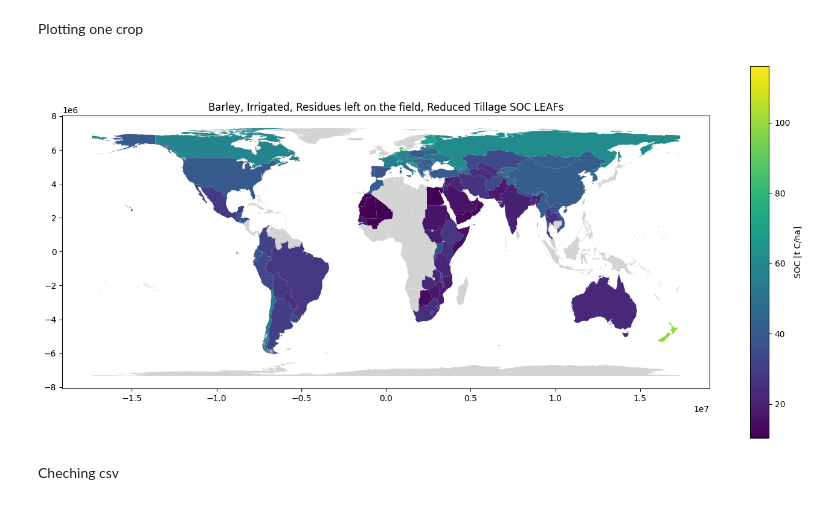
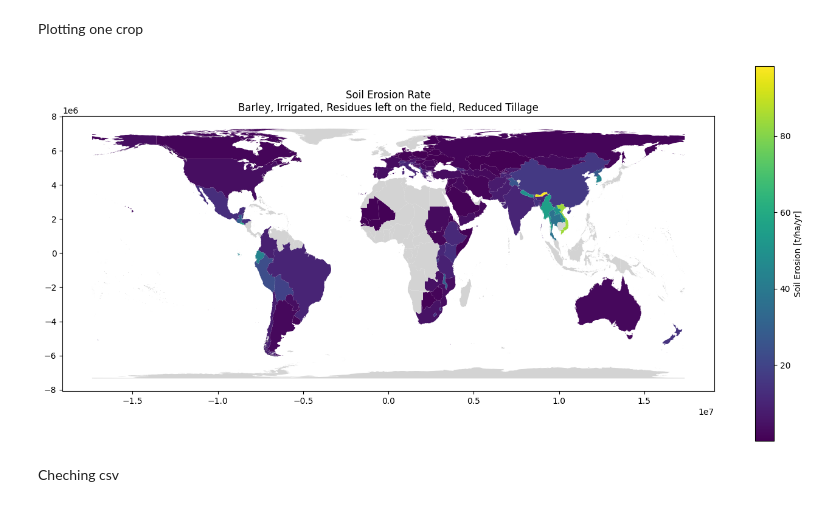
Before and after one commit to cloyolaangosto/SBTN_Land_LEAFs, a Jupyter notebook: documentation/SoilErosion_LEAFs_ReducedTillage.ipynb, the cells around one changed output. Saved outputs shown, nothing was run; the diff lists cells and outputs as text; code cells hidden in the pictures.

```diff
--- a/documentation/SoilErosion_LEAFs_ReducedTillage.ipynb
+++ b/documentation/SoilErosion_LEAFs_ReducedTillage.ipynb
@@ -237,11 +220,11 @@ reset_gpck = True
 # %%
 # Inputs that change by area type
 area_type = "country"
-layer_name = "soc_leaf_country"
+layer_name = "se_leaf_country"
 corrected_shp = gpd.read_file('../data/CountryLayers/Country_Level0/g2015_2014_0_dissolved.shp')
 master_key = "ADM0_NAME"
 result_key = "country"
-gpckg_name = "SOC_2030_reducedtillage_country"
+gpckg_name = "se_reducedtillage_country"
 # %% [markdown]
 Running country averages
 # %%
@@ -252,14 +235,14 @@ gpkg_path, df_results = mc.build_cfs_gpkg_from_rasters(
     master_gdf=corrected_shp,           # e.g., countries, subcountries, or ecoregions
     master_key=master_key,              # 'ADM0_NAME', 'ADM1_NAME', 'ECO_NAME'
     result_key=result_key,              # must match the column emitted by your calc gdf
-    input_raster_key_startswith=None,
+    file_filter= file_filter,
     gpckg_name = gpckg_name,
     cf_name=cf_name,
     cf_unit=cf_unit,
     area_type=area_type,
-    calc_kwargs=dict(raster_band = 15, outlier_method="log1p_win", std_thresh = 3),     # Chooses the raster band. Due to outliers in crops, setting it to windsorize, replacing all values above 3 stds with mean + 3 stds.
+    calc_kwargs=calc_kwargs,
     reset_gpkg=reset_gpck,
-    run_test=False                             # Use run test to run the first 3 files
+    run_test=True                             # Use run test to run the first 3 files
 )
 
 print(f"Wrote {df_results.shape[0]} rows into {gpkg_path}")
@@ -302,20 +275,22 @@ gdf_test_geometries = gpd.read_file(gpkg_path, layer="geometry_layer")
 gdf_test = gdf_test_geometries.merge(gdf_test_values.drop(columns="_source_file"), how="left", on="ADM0_NAME")
 # %% [markdown]
 Plotting one crop
+# %%
+test_flow = "se_rate_25km_Barley_irr_ron_rt"
 # %%
-country_leafs_check = gdf_test[gdf_test["flow_name"]=="Barley_irr_ron_rt_2030y_SOC"]
+country_leafs_check = gdf_test[gdf_test["flow_name"]==test_flow]
 # %%
 fig, ax = plt.subplots(figsize=(14, 8))
 country_leafs_check.plot(column="cf", ax=ax, cmap="viridis",
            legend=True,
-           legend_kwds={"label": "SOC [t C/ha]", "shrink": 0.8},
+           legend_kwds={"label": "Soil Erosion [t/ha/yr]", "shrink": 0.8},
            missing_kwds={"color": "lightgrey", "label": "No value"})
 
-ax.set_title("Barley, Irrigated, Residues left on the field, Reduced Tillage SOC LEAFs")
+ax.set_title("Soil Erosion Rate\nBarley, Irrigated, Residues left on the field, Reduced Tillage")
 plt.tight_layout()
 plt.show()
 # %% [output]
-[figure, old version]
+[figure, new version]
 # %% [markdown]
 Cheching csv
 # %%
```
Also changed, not shown: parts of 37 cells of this notebook, 7 other files.
